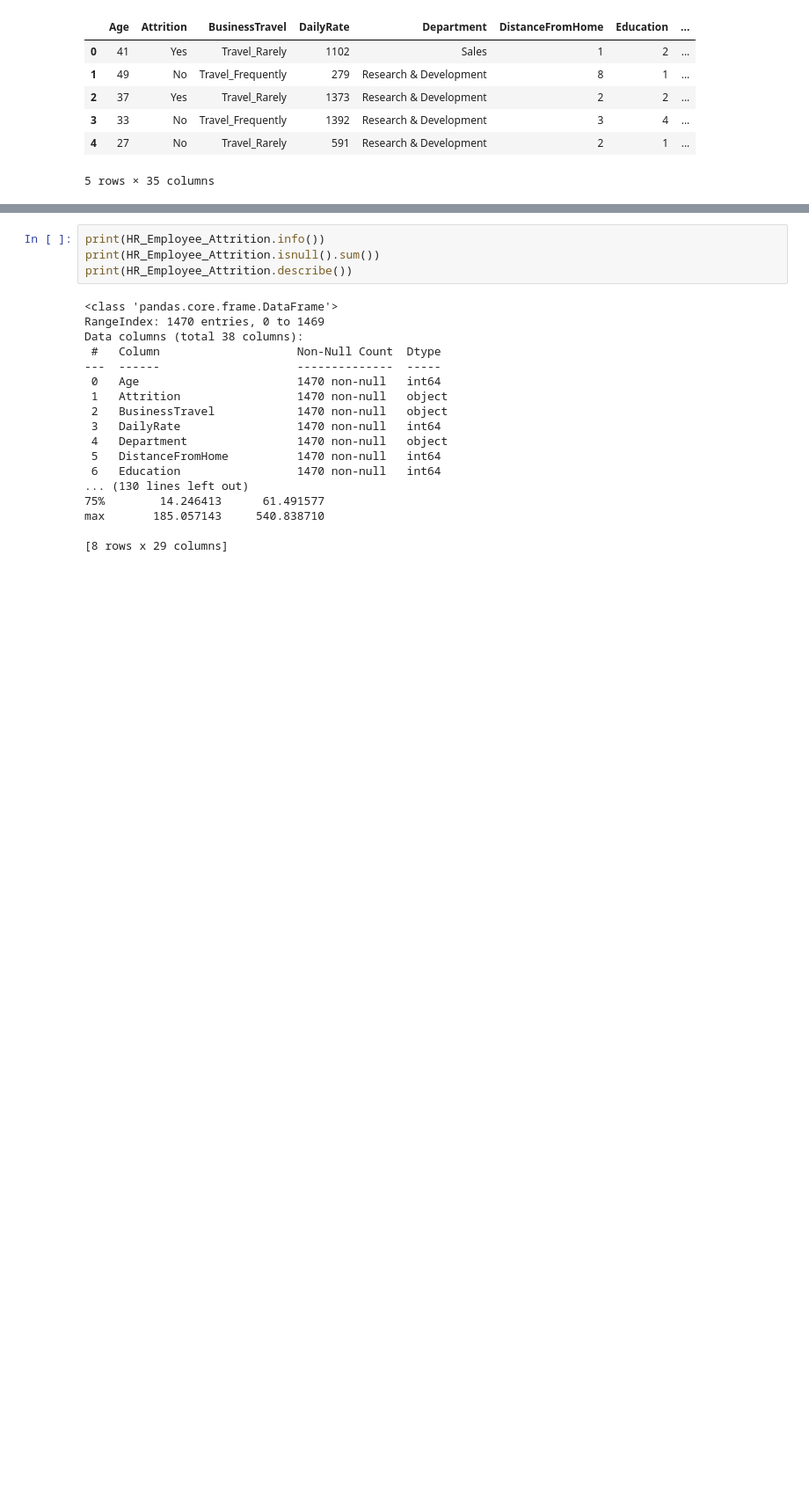
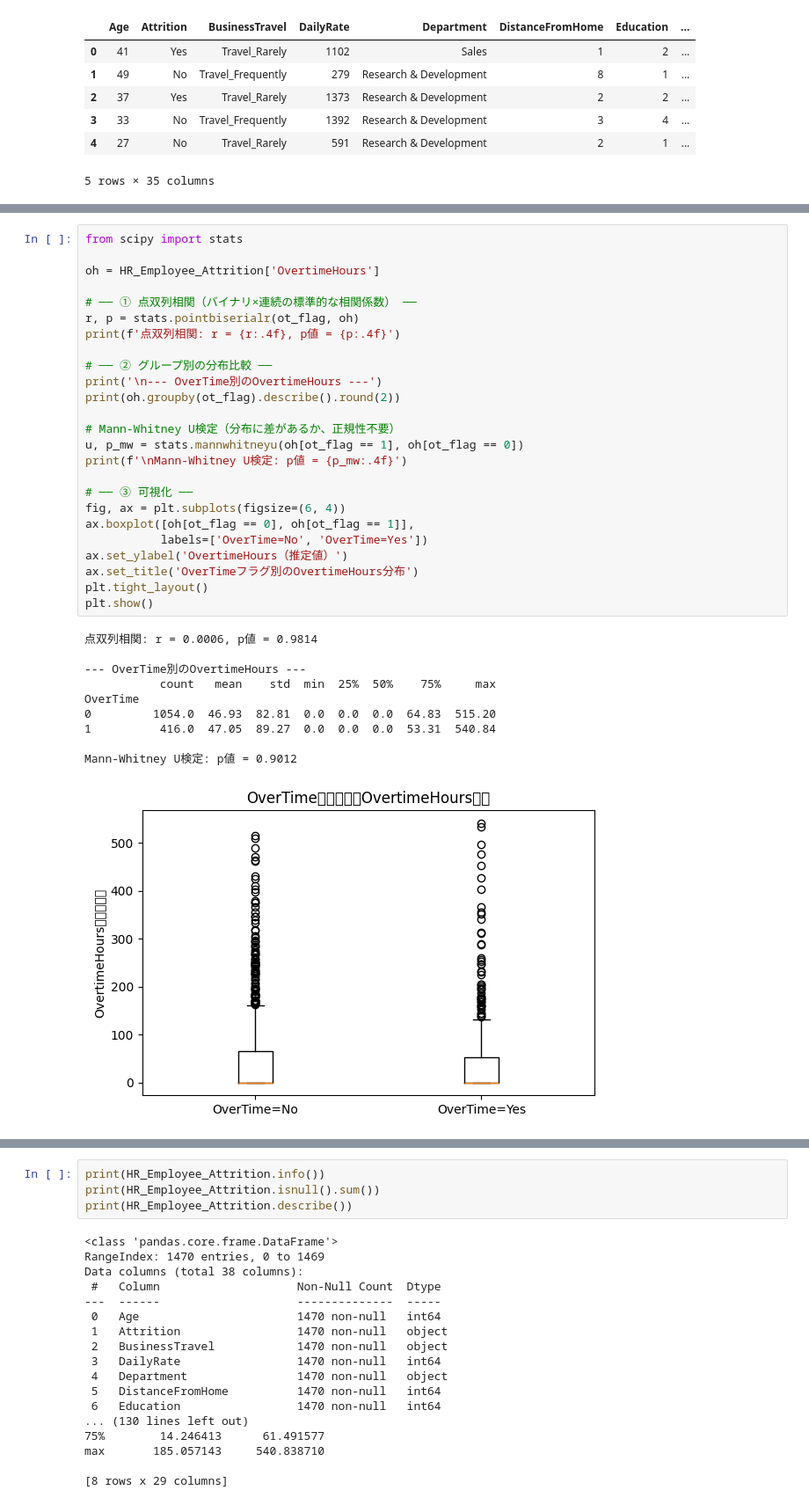
Before and after one commit to atsuro0415/GCI, a Jupyter notebook: Final_assignment_260614.ipynb, the cells around one changed output, grey strips where cells are left out. Shown at 88% size. Cells and saved outputs as stored; diff of their text form; blank space fills up the shorter version.

```diff
--- a/Final_assignment_260614.ipynb
+++ b/Final_assignment_260614.ipynb
@@ -115,0 +123,36 @@ OverTime=0なのにOvertimeHours>0の人数: 0
+# %%
+from scipy import stats
+
+oh = HR_Employee_Attrition['OvertimeHours']
+
+# ── ① 点双列相関（バイナリ×連続の標準的な相関係数） ──
+r, p = stats.pointbiserialr(ot_flag, oh)
+print(f'点双列相関: r = {r:.4f}, p値 = {p:.4f}')
+
+# ── ② グループ別の分布比較 ──
+print('\n--- OverTime別のOvertimeHours ---')
+print(oh.groupby(ot_flag).describe().round(2))
+
+# Mann-Whitney U検定（分布に差があるか、正規性不要）
+u, p_mw = stats.mannwhitneyu(oh[ot_flag == 1], oh[ot_flag == 0])
+print(f'\nMann-Whitney U検定: p値 = {p_mw:.4f}')
+
+# ── ③ 可視化 ──
+fig, ax = plt.subplots(figsize=(6, 4))
+ax.boxplot([oh[ot_flag == 0], oh[ot_flag == 1]],
+           labels=['OverTime=No', 'OverTime=Yes'])
+ax.set_ylabel('OvertimeHours（推定値）')
+ax.set_title('OverTimeフラグ別のOvertimeHours分布')
+plt.tight_layout()
+plt.show()
+# %% [output]
+点双列相関: r = 0.0006, p値 = 0.9814
+
+--- OverTime別のOvertimeHours ---
+           count   mean    std  min  25%  50%    75%     max
+OverTime
+0         1054.0  46.93  82.81  0.0  0.0  0.0  64.83  515.20
+1          416.0  47.05  89.27  0.0  0.0  0.0  53.31  540.84
+
+Mann-Whitney U検定: p値 = 0.9012
+[figure, added]
```
Also changed, not shown: parts of 28 cells of this notebook.
